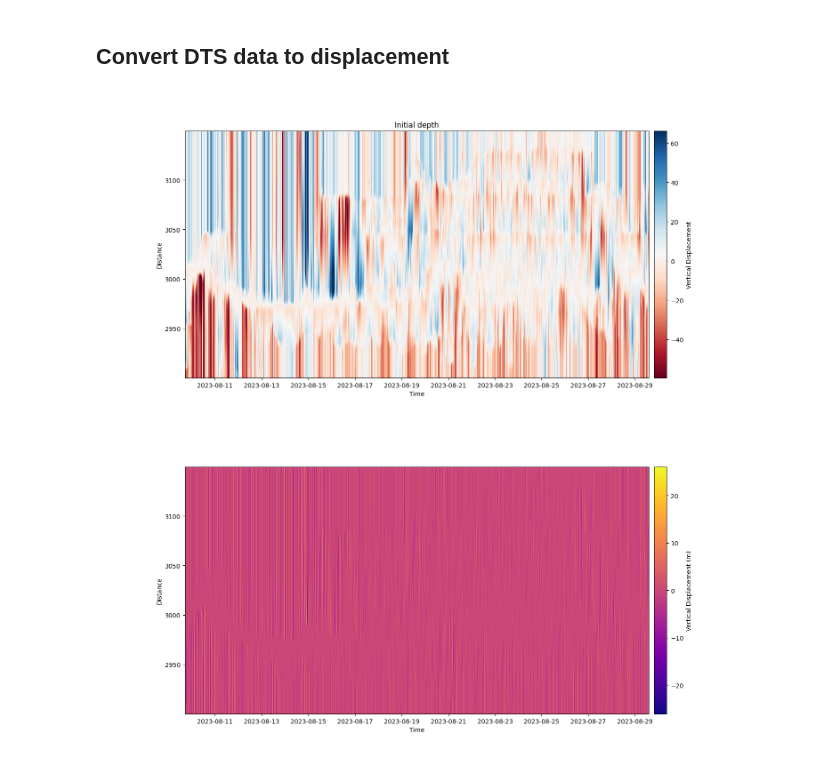
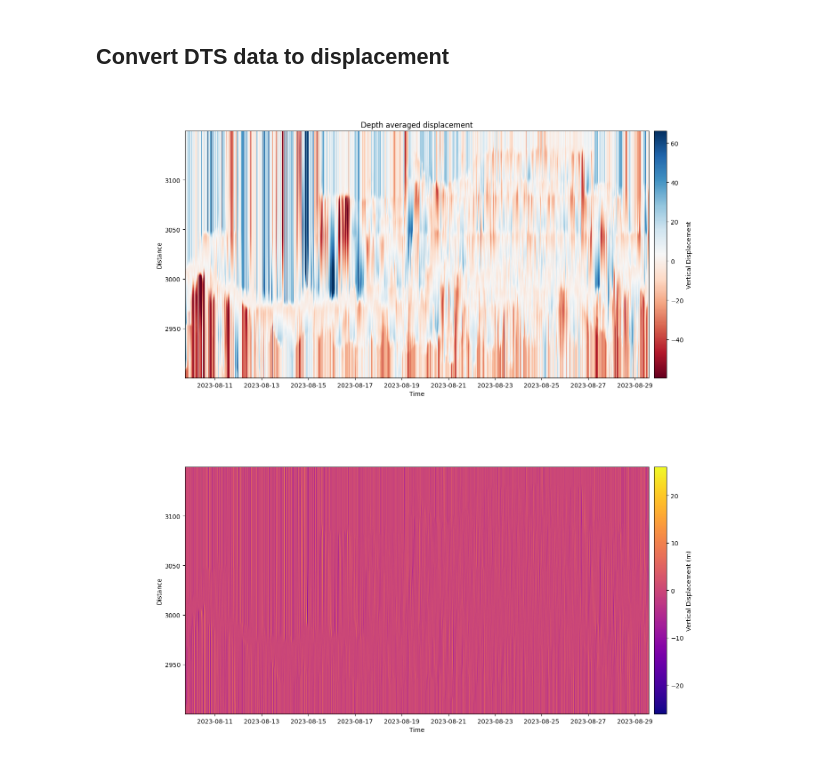
Before and after one commit to ericeberg3/UW_research, a Jupyter notebook: DISP_TG_SINDy-C_coefs_evol.ipynb, the cells around one changed output. Cells and saved outputs as stored; diff of their text form; code cells hidden in the pictures.

```diff
--- a/DISP_TG_SINDy-C_coefs_evol.ipynb
+++ b/DISP_TG_SINDy-C_coefs_evol.ipynb
@@ -151,33 +139,33 @@ plt.show()
 # %% [markdown]
 ## Convert DTS data to displacement
 # %%
-disps_interp = DTS_to_disp(200, filtered_arr, plot_times_zoomed, plot_dists_zoomed)
+disps_interp, depths_interp = DTS_to_disp(200, filtered_arr, plot_times_zoomed, plot_dists_zoomed)
 # %%
 fig, ax = plt.subplots(figsize=(2.5*6.4,1.5*4.8))
 # for i in range(len(disps_interp[:, 0])): plt.plot(plot_times_zoomed, depths[i, :] + disps_interp[i, :])
 ddt = np.gradient(disps_interp, axis=1)
 im1 = ax.imshow(disps_interp, origin='lower',
            aspect='auto',
             extent=[plot_times_zoomed[0], plot_times_zoomed[-1],
                    plot_dists_zoomed[0], plot_dists_zoomed[-1]],
             cmap='RdBu',
             vmin=np.percentile(disps_interp[~np.isnan(disps_interp)],1),
             vmax=np.percentile(disps_interp[~np.isnan(disps_interp)],99),
             )
 ax.set_ylabel('Distance')
 ax.set_xlabel('Time')
-ax.set_title("Initial depth")
+ax.set_title("Depth averaged displacement")
 
 # plt.plot(times_flattened, depths_flattened, 'ok', label="input point", markersize=0.4)
 # plt.scatter(X, Y, s=0.4)
 plt.plot()
 # plt.legend(contour_values_legend)
 
 cbar = fig.colorbar(im1, pad=0.01)
 cbar.set_label('Vertical Displacement')
 plt.show()
 # %% [output]
-[figure, old version]
+[figure, new version]
 # %%
 fig, ax = plt.subplots(figsize=(2.5*6.4,1.5*4.8))
 disps_interp = scipy.ndimage.gaussian_filter1d(disps_interp, 0.01)
```
Also changed, not shown: parts of 11 cells of this notebook, 4 other files.
